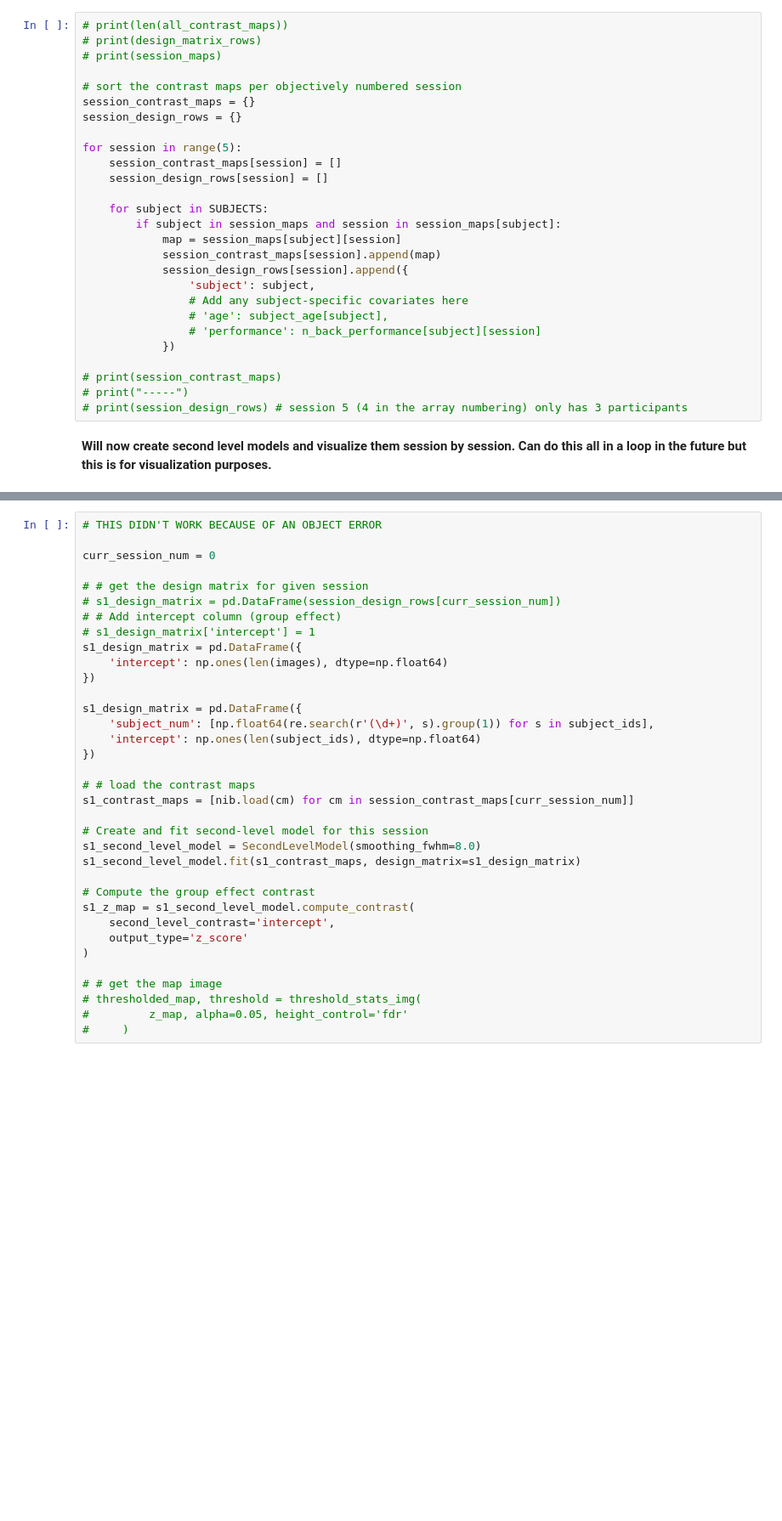
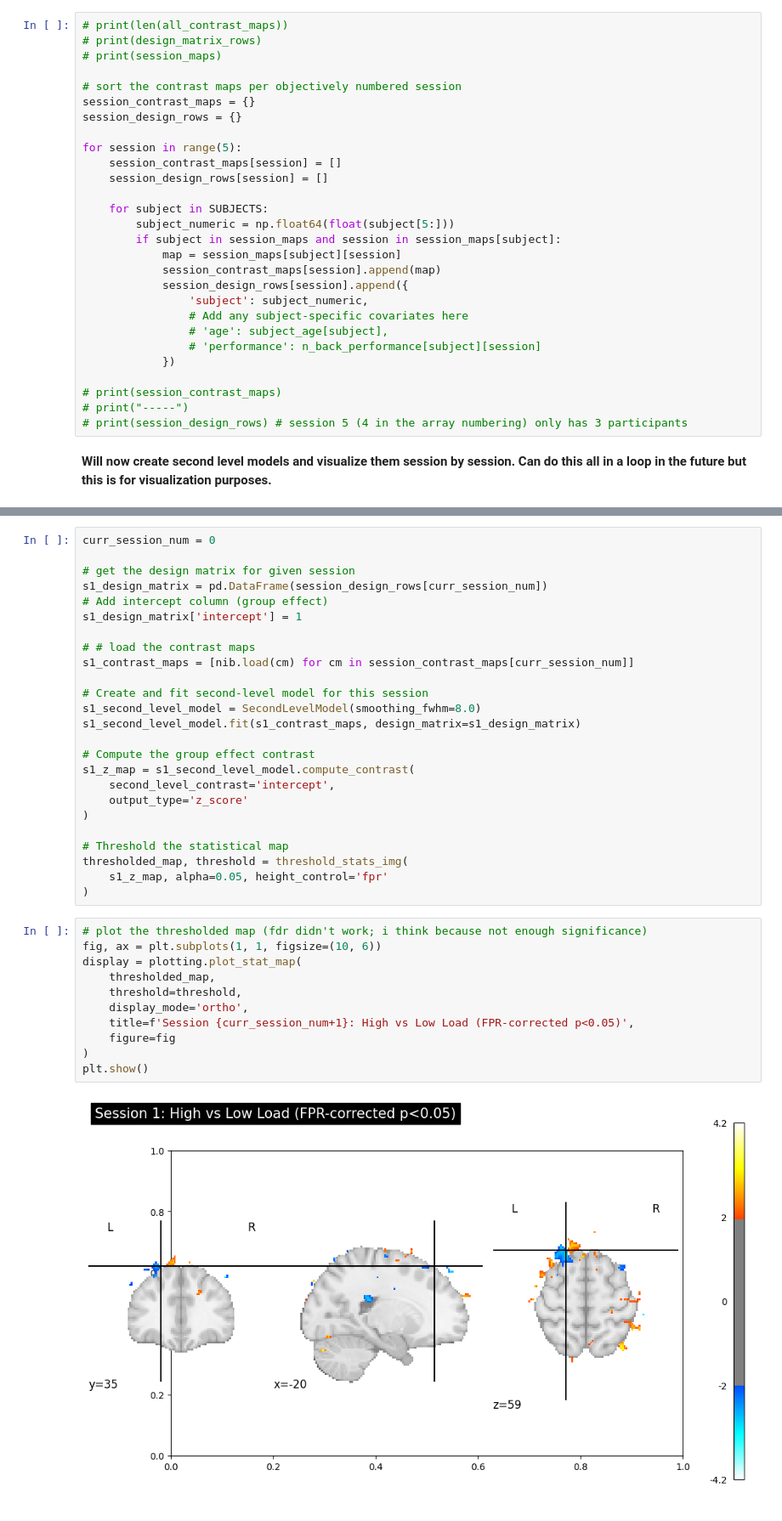
Before and after one commit to nklevak/network_second_modeling, a Jupyter notebook: discovery_analysis/testing_second_level.ipynb, the cells around one changed output, grey strips where cells are left out. Shown: that part at 85% size. Saved outputs shown, nothing was run; the diff lists cells and outputs as text; blank space fills up the shorter version.

Commit message:
plotted basic second level models per session

```diff
--- a/discovery_analysis/testing_second_level.ipynb
+++ b/discovery_analysis/testing_second_level.ipynb
@@ -60,11 +60,12 @@ for session in range(5):
     session_design_rows[session] = []
 
     for subject in SUBJECTS:
+        subject_numeric = np.float64(float(subject[5:]))
         if subject in session_maps and session in session_maps[subject]:
             map = session_maps[subject][session]
             session_contrast_maps[session].append(map)
             session_design_rows[session].append({
-                'subject': subject,
+                'subject': subject_numeric,
                 # Add any subject-specific covariates here
                 # 'age': subject_age[subject],
                 # 'performance': n_back_performance[subject][session]
@@ -78,20 +81,10 @@ for session in range(5):
 # %%
-# THIS DIDN'T WORK BECAUSE OF AN OBJECT ERROR
-
 curr_session_num = 0
 
-# # get the design matrix for given session
-# s1_design_matrix = pd.DataFrame(session_design_rows[curr_session_num])
-# # Add intercept column (group effect)
-# s1_design_matrix['intercept'] = 1
-s1_design_matrix = pd.DataFrame({
-    'intercept': np.ones(len(images), dtype=np.float64)
-})
-
-s1_design_matrix = pd.DataFrame({
-    'subject_num': [np.float64(re.search(r'(\d+)', s).group(1)) for s in subject_ids],
-    'intercept': np.ones(len(subject_ids), dtype=np.float64)
-})
+# get the design matrix for given session
+s1_design_matrix = pd.DataFrame(session_design_rows[curr_session_num])
+# Add intercept column (group effect)
+s1_design_matrix['intercept'] = 1
 
 # # load the contrast maps
 s1_contrast_maps = [nib.load(cm) for cm in session_contrast_maps[curr_session_num]]
@@ -106,7 +99,20 @@ s1_z_map = s1_second_level_model.compute_contrast(
     output_type='z_score'
 )
 
-# # get the map image
-# thresholded_map, threshold = threshold_stats_img(
-#         z_map, alpha=0.05, height_control='fdr'
-#     )
+# Threshold the statistical map
+thresholded_map, threshold = threshold_stats_img(
+    s1_z_map, alpha=0.05, height_control='fpr'
+)
+# %%
+# plot the thresholded map (fdr didn't work; i think because not enough significance)
+fig, ax = plt.subplots(1, 1, figsize=(10, 6))
+display = plotting.plot_stat_map(
+    thresholded_map,
+    threshold=threshold,
+    display_mode='ortho',
+    title=f'Session {curr_session_num+1}: High vs Low Load (FPR-corrected p<0.05)',
+    figure=fig
+)
+plt.show()
+# %% [output]
+[figure, added]
```
Also changed, not shown: parts of 19 cells of this notebook, 2 other files.
